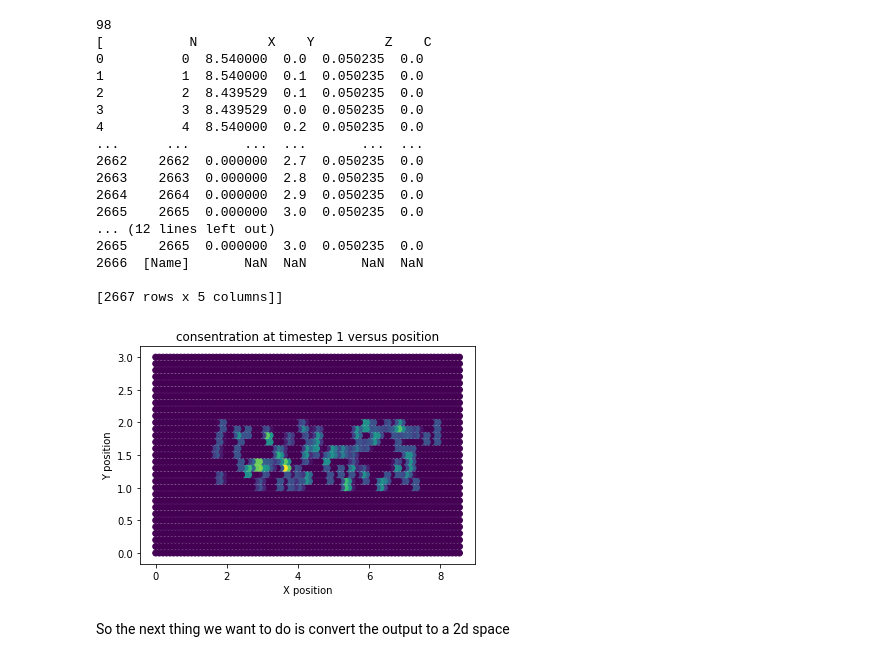
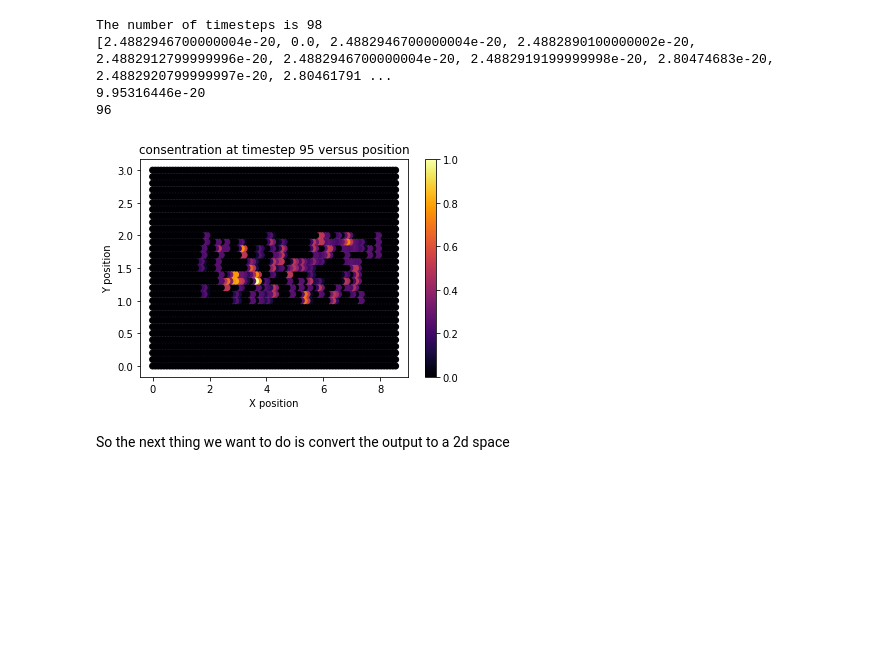
Before and after one commit to russelldj/SmokeDetectorOptimization, a Jupyter notebook: Visualization.ipynb, the cells around one changed output. Drawn from its saved outputs; the diff is of its cells as text; code cells hidden in the pictures; blank space fills up the shorter version.

Commit message:
Improved visualization, added data and conda environment information

```diff
--- a/Visualization.ipynb
+++ b/Visualization.ipynb
@@ -3,83 +3,59 @@ import pdb
 import io
 import pandas as pd
 import numpy as np
 import matplotlib.pyplot as plt
+import matplotlib as mpl
 %matplotlib inline
 
-DATA_FILE = "/home/david/dev/SmokeDetectorOptimization/exportUSLab.csv"
-all_points = [[]]
-with open(DATA_FILE, 'r') as infile:
+DATA_FILE = "/home/david/dev/SmokeDetectorOptimization/exportUSLab.csv" # Points to the data Katie gave us
+all_points = [[]] # This is a doubly-nested list with each internal list representing a single timestep
+
+with open(DATA_FILE, 'r') as infile: # read through line by line and parse by the time
     for line in infile:
         if "symmetry" in line:
             all_points.append([line])
         all_points[-1].append(line)
 
-#print(all_points[0])
-WHICH = 1
-print(len(all_points))
+print("The number of timesteps is {}".format(len(all_points)))
+
+plt.cla()
 
 all_times = []
-
-for i, time in enumerate(all_points[-3:-1]):
-    #print(time)
+max_consentrations = []
+for time in all_points[1:-1]: #only do a few at the end for speed reasons
     df = pd.read_csv(io.StringIO('\n'.join(time[4:])))#
     df = df.rename(columns={'Node Number': 'N',
                   ' X [ m ]' : 'X',
                   ' Y [ m ]' : 'Y',
                   ' Z [ m ]' : 'Z',
                   ' Particle Mass Concentration [ kg m^-3 ]' : 'C'})
     all_times.append(df)
-    consentration = df['C'].values[0:-1]
+    consentration = df['C'].values[0:-1] # get all of the consentrations but the null last one
+    max_consentrations.append(np.max(consentration))
 
-    #hist,bin_edges = np.histogram(consentration)
-    #print(hist, bin_edges)
-    #print(sum(consentration))
-    #plt.figure(figsize=[10,8])
+print(max_consentrations)
+max_consentration = max(max_consentrations)
+print(max_consentration)
 
-    #plt.bar(bin_edges[:-1], hist, width = 0.5 * (bin_edges[1] - bin_edges[0]), color='#0504aa',alpha=0.7)
-    #plt.xlim(min(bin_edges), max(bin_edges))
-    #plt.grid(axis='y', alpha=0.75)
-    #plt.xlabel('Value',fontsize=15)
-    #plt.ylabel('Frequency',fontsize=15)
-    #plt.xticks(fontsize=15)
-    #plt.yticks(fontsize=15)
-    #plt.ylabel('Frequency',fontsize=15)
-    #plt.title('Normal Distribution Histogram',fontsize=15)
-    # starting with a really bad iterative method
-    max_val = np.max(consentration)
+for i, df in enumerate(all_times):
 
-    #for num, row in df.iterrows():
-    #   #print(row['X'])
     plt.cla()
+    plt.clf()
     plt.xlabel("X position")
     plt.ylabel("Y position")
     plt.title("consentration at timestep {} versus position".format(i))
-    cb = plt.scatter(df['X'], df['Y'], c=df['C'] / max_val)
-    #plt.colorbar(cb) # Add a colorbar to a plot
+    norm = mpl.colors.Normalize(vmin=0, vmax=1.0)
+    cb = plt.scatter(df['X'], df['Y'], c=df['C'] / max_consentration, cmap=plt.cm.inferno, norm=norm)
+    plt.colorbar(cb) # Add a colorbar to a plot
     plt.savefig("vis/consentration{:03d}.png".format(i))
-    #plt.show()
-    #df = pd.read_csv(DATA_FILE)
 
-print(all_times)
+print(len(all_times))
 # %% [output]
-98
-[           N         X    Y         Z    C
-0          0  8.540000  0.0  0.050235  0.0
-1          1  8.540000  0.1  0.050235  0.0
-2          2  8.439529  0.1  0.050235  0.0
-3          3  8.439529  0.0  0.050235  0.0
-4          4  8.540000  0.2  0.050235  0.0
-...      ...       ...  ...       ...  ...
-2662    2662  0.000000  2.7  0.050235  0.0
-2663    2663  0.000000  2.8  0.050235  0.0
-2664    2664  0.000000  2.9  0.050235  0.0
-2665    2665  0.000000  3.0  0.050235  0.0
-... (12 lines left out)
-2665    2665  0.000000  3.0  0.050235  0.0
-2666  [Name]       NaN  NaN       NaN  NaN
-
-[2667 rows x 5 columns]]
+The number of timesteps is 98
+[2.4882946700000004e-20, 0.0, 2.4882946700000004e-20, 2.4882890100000002e-20, 2.4882912799999996e-20, 2.4882946700000004e-20, 2.4882919199999998e-20, 2.80474683e-20, 2.4882920799999997e-20, 2.80461791 ...
+9.95316446e-20
+96
-[figure, old version]
+[figure, new version]
 # %% [markdown]
 So the next thing we want to do is convert the output to a 2d space
 # %%
```
Also changed, not shown: parts of 2 cells of this notebook, 4 other files.
